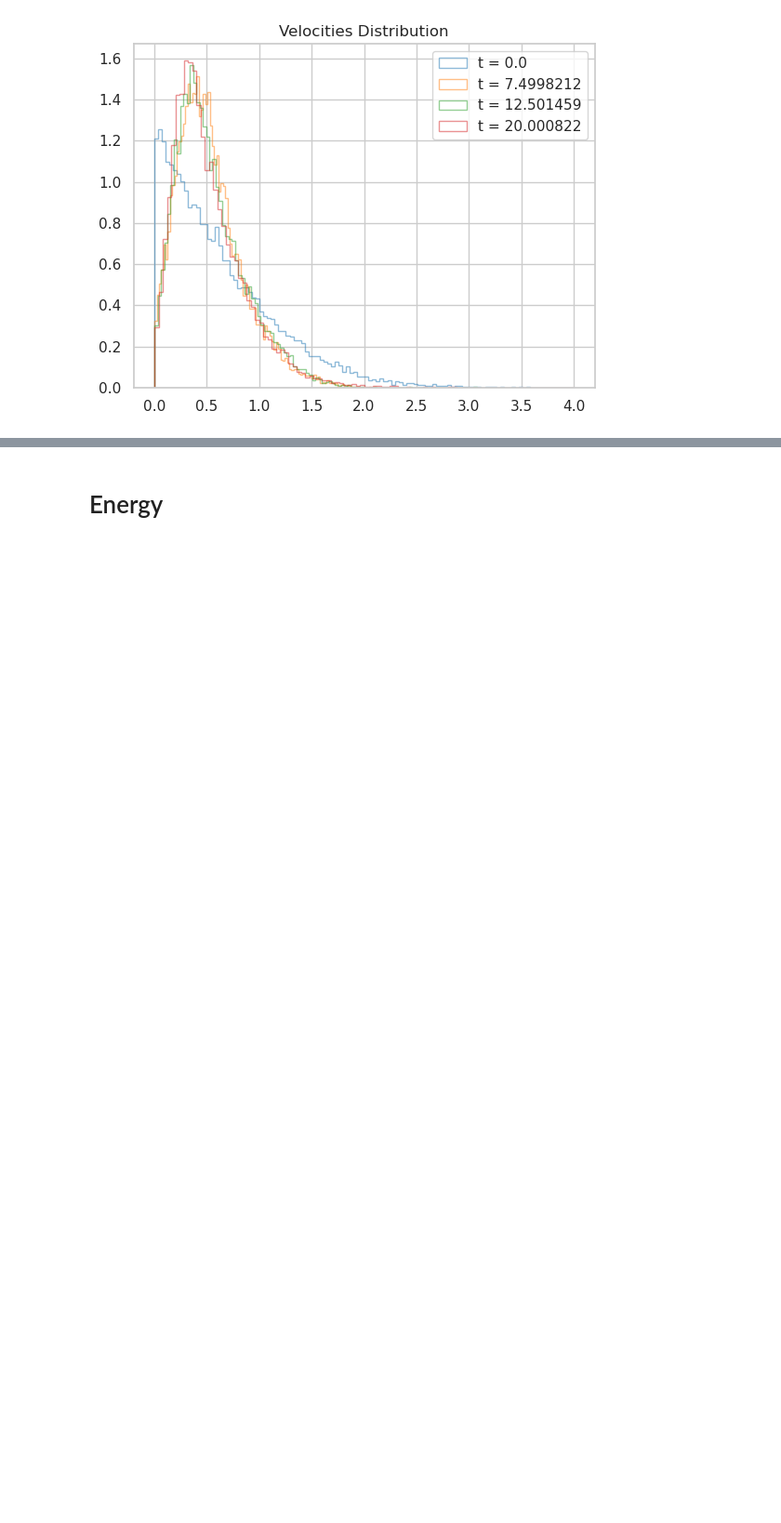
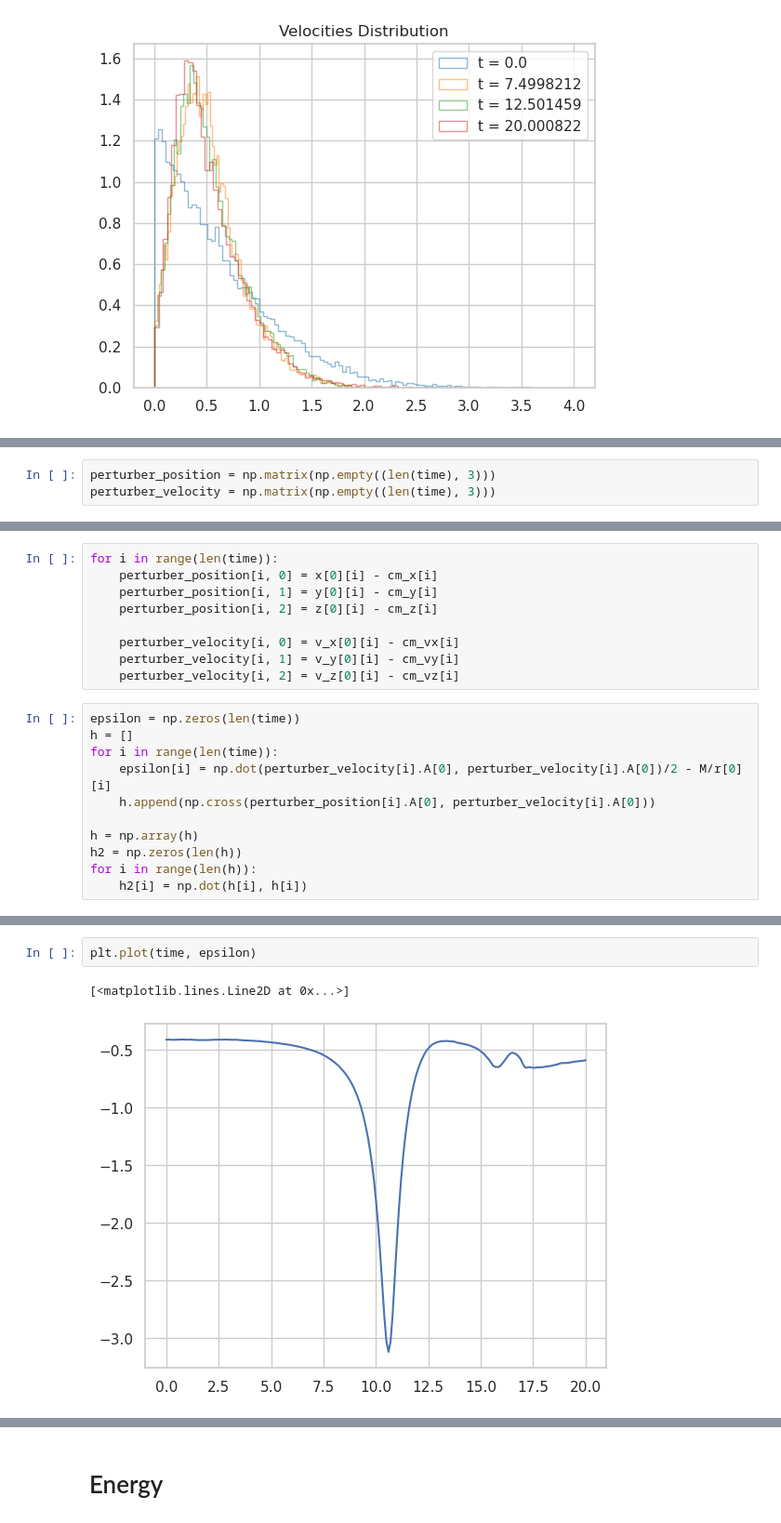
Before and after one commit to SimoneArienti/Galaxies-and-Dynamics, a Jupyter notebook: Project/Jaffe with Perturber.ipynb, the cells around one changed output, grey strips where cells are left out. Shown at 93% size. Saved outputs shown, nothing was run; the diff lists cells and outputs as text; blank space fills up the shorter version.

```diff
--- a/Project/Jaffe with Perturber.ipynb
+++ b/Project/Jaffe with Perturber.ipynb
@@ -330,0 +336,3 @@ plt.legend()
+# %%
+perturber_position = np.matrix(np.empty((len(time), 3)))
+perturber_velocity = np.matrix(np.empty((len(time), 3)))
@@ -330,0 +359,20 @@ plt.legend()
+# %%
+for i in range(len(time)):
+    perturber_position[i, 0] = x[0][i] - cm_x[i]
+    perturber_position[i, 1] = y[0][i] - cm_y[i]
+    perturber_position[i, 2] = z[0][i] - cm_z[i]
+
+    perturber_velocity[i, 0] = v_x[0][i] - cm_vx[i]
+    perturber_velocity[i, 1] = v_y[0][i] - cm_vy[i]
+    perturber_velocity[i, 2] = v_z[0][i] - cm_vz[i]
+# %%
+epsilon = np.zeros(len(time))
+h = []
+for i in range(len(time)):
+    epsilon[i] = np.dot(perturber_velocity[i].A[0], perturber_velocity[i].A[0])/2 - M/r[0][i]
+    h.append(np.cross(perturber_position[i].A[0], perturber_velocity[i].A[0]))
+
+h = np.array(h)
+h2 = np.zeros(len(h))
+for i in range(len(h)):
+    h2[i] = np.dot(h[i], h[i])
@@ -330,0 +399,5 @@ plt.legend()
+# %%
+plt.plot(time, epsilon)
+# %% [output]
+[<matplotlib.lines.Line2D at 0x...>]
+[figure, added]
```
Also changed, not shown: parts of 11 cells of this notebook.
